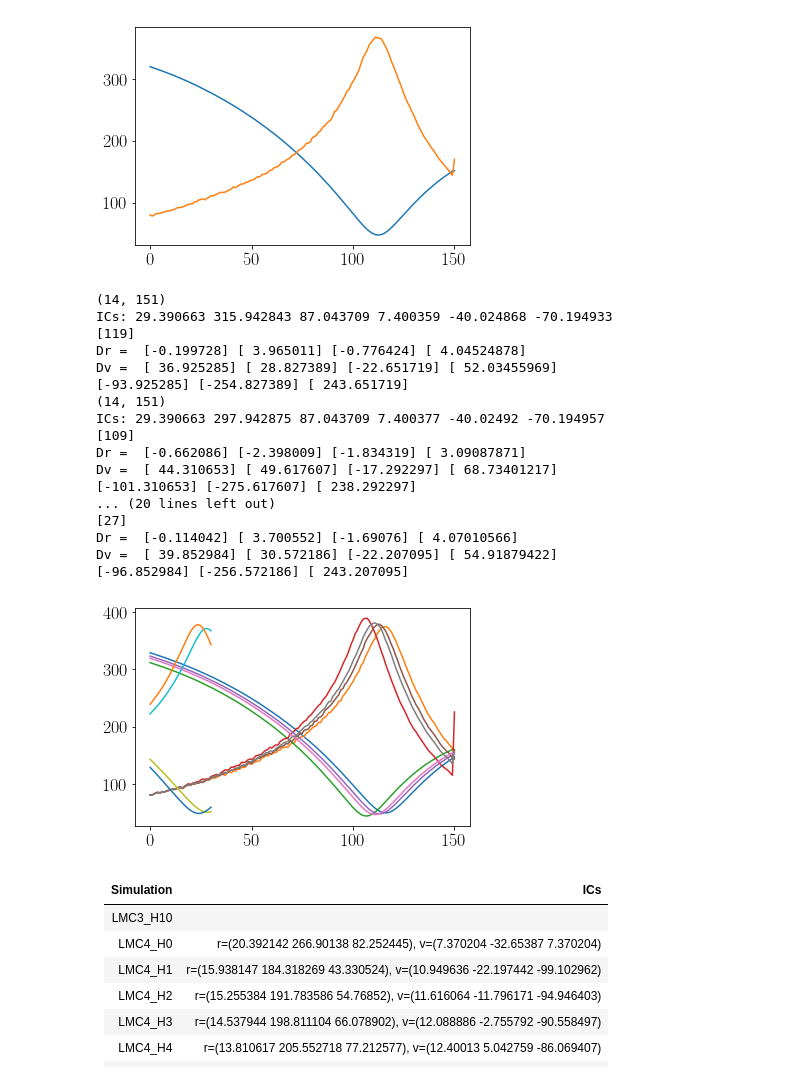
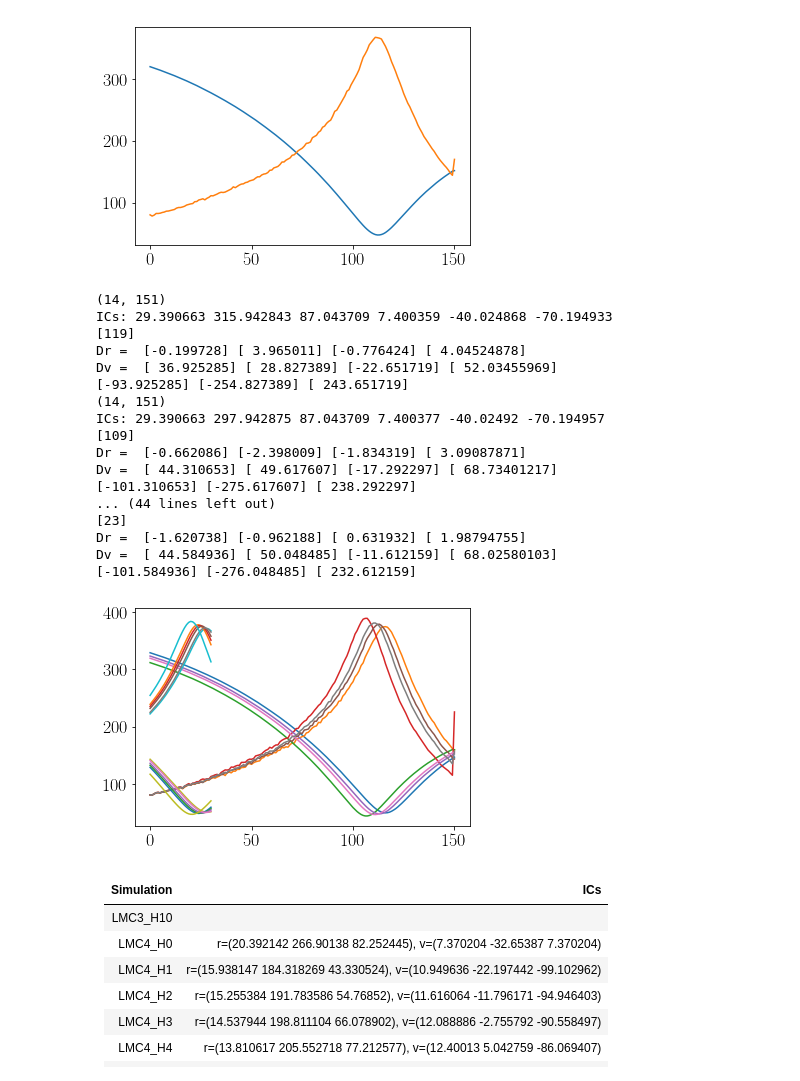
Before and after one commit to jngaravitoc/LMC-MW, a Jupyter notebook: code/LMC_orbit/LMC_orbits.ipynb, the cells around one changed output. Saved outputs shown, nothing was run; the diff lists cells and outputs as text; code cells hidden in the pictures.

```diff
--- a/code/LMC_orbit/LMC_orbits.ipynb
+++ b/code/LMC_orbit/LMC_orbits.ipynb
@@ -248,29 +249,33 @@ Dv =  [ 29.417012] [ 46.088151] [ 3.407122] [ 54.78217537]
 # %%
 check_orbit('LMC4/LMC4_40Mb1_ic20_orbit_2.txt') #Check with new disk VCOM
 check_orbit('LMC4/LMC4_40Mb1_ic20_orbit_3.txt')
 check_orbit('LMC4/LMC4_40Mb1_ic20_orbit_4.txt')
 check_orbit('LMC4/LMC4_40Mb1_ic20_orbit.txt')
 check_orbit('LMC4/LMC4_40Mb1_ic20_orbit_5_90_120.txt')
 check_orbit('LMC4/LMC4_40Mb1_ic20_orbit_6_90_120.txt')
+check_orbit('LMC4/LMC4_40Mb1_ic20_orbit_7_90_120.txt')
+check_orbit('LMC4/LMC4_40Mb1_ic20_orbit_8_90_120.txt')
+check_orbit('LMC4/LMC4_40Mb1_ic20_orbit_9_90_120.txt')
+check_orbit('LMC4/LMC4_40Mb1_ic20_orbit_10_90_120.txt')
 # %% [output]
 (14, 151)
 ICs: 29.390663 315.942843 87.043709 7.400359 -40.024868 -70.194933
 [119]
 Dr =  [-0.199728] [ 3.965011] [-0.776424] [ 4.04524878]
 Dv =  [ 36.925285] [ 28.827389] [-22.651719] [ 52.03455969]
 [-93.925285] [-254.827389] [ 243.651719]
 (14, 151)
 ICs: 29.390663 297.942875 87.043709 7.400377 -40.02492 -70.194957
 [109]
 Dr =  [-0.662086] [-2.398009] [-1.834319] [ 3.09087871]
 Dv =  [ 44.310653] [ 49.617607] [-17.292297] [ 68.73401217]
 [-101.310653] [-275.617607] [ 238.292297]
-... (20 lines left out)
-[27]
-Dr =  [-0.114042] [ 3.700552] [-1.69076] [ 4.07010566]
-Dv =  [ 39.852984] [ 30.572186] [-22.207095] [ 54.91879422]
-[-96.852984] [-256.572186] [ 243.207095]
+... (44 lines left out)
+[23]
+Dr =  [-1.620738] [-0.962188] [ 0.631932] [ 1.98794755]
+Dv =  [ 44.584936] [ 50.048485] [-11.612159] [ 68.02580103]
+[-101.584936] [-276.048485] [ 232.612159]
-[figure, old version]
+[figure, new version]
 # %% [markdown]
 |Simulation| ICs |
 |--------|---------|
```
Also changed, not shown: parts of 3 cells of this notebook.
